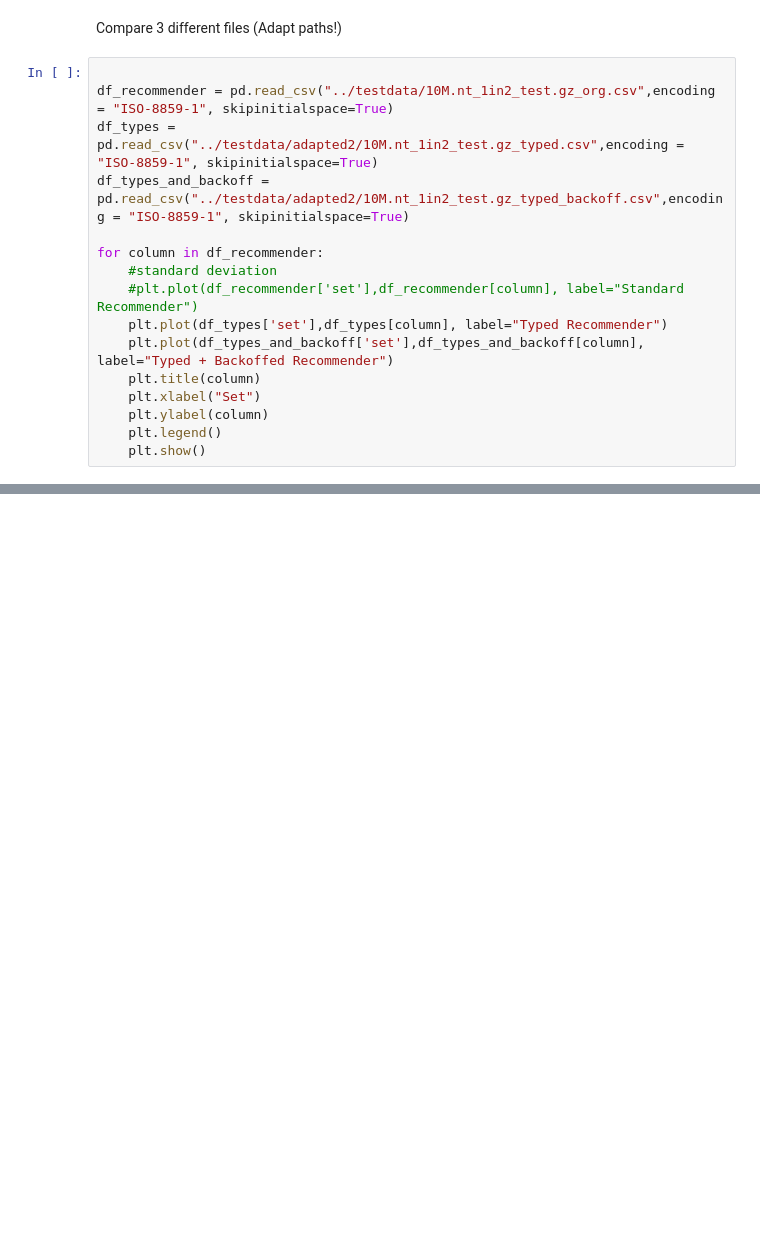
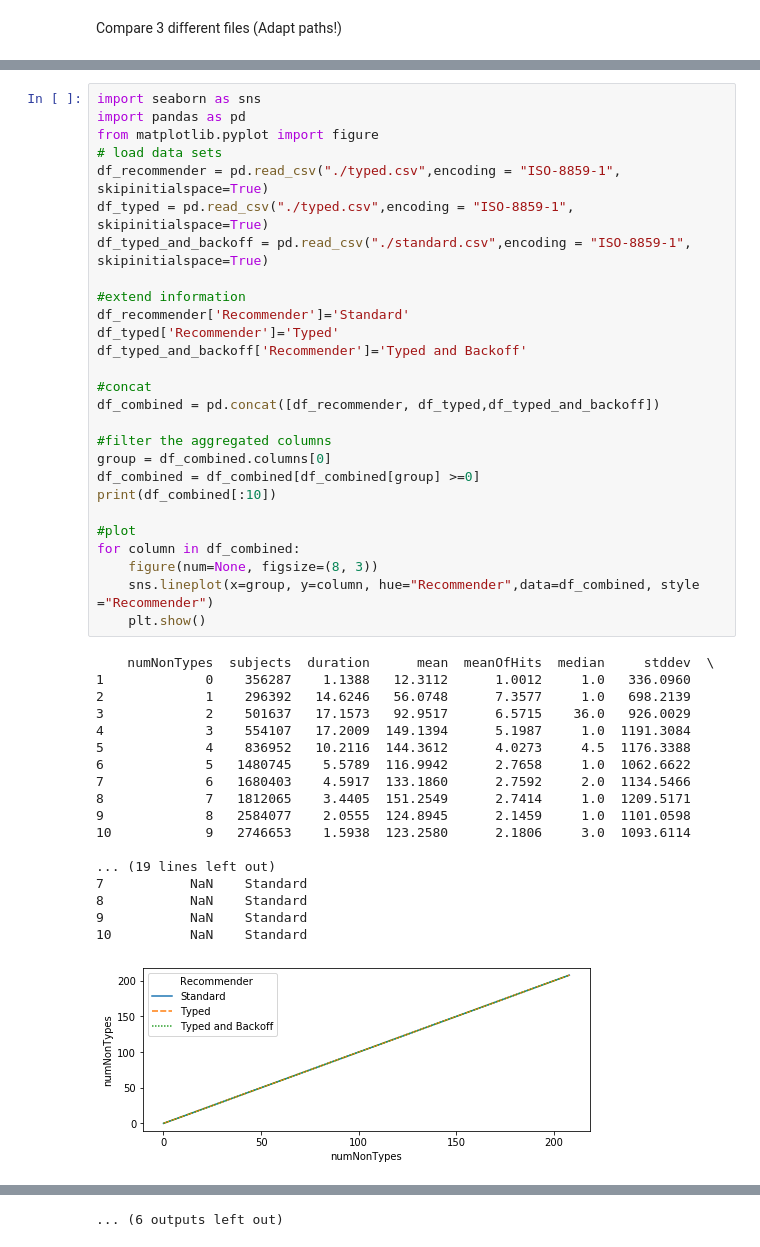
Before and after one commit to lgleim/SchemaTreeRecommender, a Jupyter notebook: evaluation/visualization_single_evaluation.ipynb, the cells around one changed output, grey strips where cells are left out. Saved outputs shown, nothing was run; the diff lists cells and outputs as text; blank space fills up the shorter version.

Commit message:
updated visualization
Former-commit-id: 35ca310151920a7e9739f969e10c90d45ce7f8cb

```diff
--- a/evaluation/visualization_single_evaluation.ipynb
+++ b/evaluation/visualization_single_evaluation.ipynb
@@ -125,18 +1,2 @@ plt.show()
 # %% [markdown]
 Compare 3 different files (Adapt paths!)
-# %%
-
-df_recommender = pd.read_csv("../testdata/10M.nt_1in2_test.gz_org.csv",encoding = "ISO-8859-1", skipinitialspace=True)
-df_types = pd.read_csv("../testdata/adapted2/10M.nt_1in2_test.gz_typed.csv",encoding = "ISO-8859-1", skipinitialspace=True)
-df_types_and_backoff = pd.read_csv("../testdata/adapted2/10M.nt_1in2_test.gz_typed_backoff.csv",encoding = "ISO-8859-1", skipinitialspace=True)
-
-for column in df_recommender:
-    #standard deviation
-    #plt.plot(df_recommender['set'],df_recommender[column], label="Standard Recommender")
-    plt.plot(df_types['set'],df_types[column], label="Typed Recommender")
-    plt.plot(df_types_and_backoff['set'],df_types_and_backoff[column], label="Typed + Backoffed Recommender")
-    plt.title(column)
-    plt.xlabel("Set")
-    plt.ylabel(column)
-    plt.legend()
-    plt.show()
@@ -152,0 +3,46 @@ for column in df_recommender:
+# %%
+import seaborn as sns
+import pandas as pd
+from matplotlib.pyplot import figure
+# load data sets
+df_recommender = pd.read_csv("./typed.csv",encoding = "ISO-8859-1", skipinitialspace=True)
+df_typed = pd.read_csv("./typed.csv",encoding = "ISO-8859-1", skipinitialspace=True)
+df_typed_and_backoff = pd.read_csv("./standard.csv",encoding = "ISO-8859-1", skipinitialspace=True)
+
+#extend information
+df_recommender['Recommender']='Standard'
+df_typed['Recommender']='Typed'
+df_typed_and_backoff['Recommender']='Typed and Backoff'
+
+#concat
+df_combined = pd.concat([df_recommender, df_typed,df_typed_and_backoff])
+
+#filter the aggregated columns
+group = df_combined.columns[0]
+df_combined = df_combined[df_combined[group] >=0]
+print(df_combined[:10])
+
+#plot
+for column in df_combined:
+    figure(num=None, figsize=(8, 3))
+    sns.lineplot(x=group, y=column, hue="Recommender",data=df_combined, style ="Recommender")
+    plt.show()
+# %% [output]
+    numNonTypes  subjects  duration      mean  meanOfHits  median     stddev  \
+1             0    356287    1.1388   12.3112      1.0012     1.0   336.0960
+2             1    296392   14.6246   56.0748      7.3577     1.0   698.2139
+3             2    501637   17.1573   92.9517      6.5715    36.0   926.0029
+4             3    554107   17.2009  149.1394      5.1987     1.0  1191.3084
+5             4    836952   10.2116  144.3612      4.0273     4.5  1176.3388
+6             5   1480745    5.5789  116.9942      2.7658     1.0  1062.6622
+7             6   1680403    4.5917  133.1860      2.7592     2.0  1134.5466
+8             7   1812065    3.4405  151.2549      2.7414     1.0  1209.5171
+9             8   2584077    2.0555  124.8945      2.1459     1.0  1101.0598
+10            9   2746653    1.5938  123.2580      2.1806     3.0  1093.6114
+
+... (19 lines left out)
+7           NaN    Standard
+8           NaN    Standard
+9           NaN    Standard
+10          NaN    Standard
+[figure, added]
@@ -152,0 +59 @@ for column in df_recommender:
+... (6 outputs left out)
```
Also changed, not shown: parts of 6 cells of this notebook, 1 other file.
